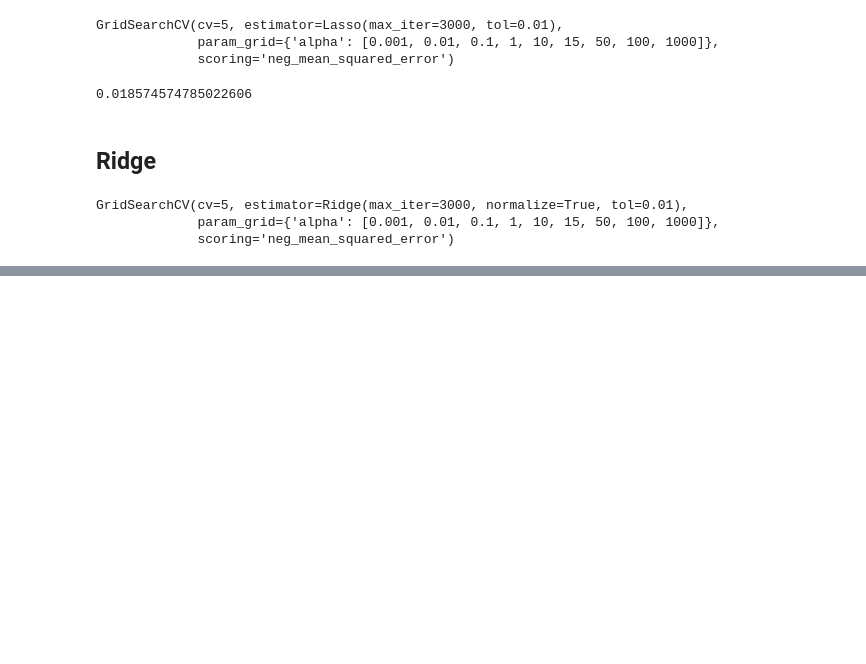
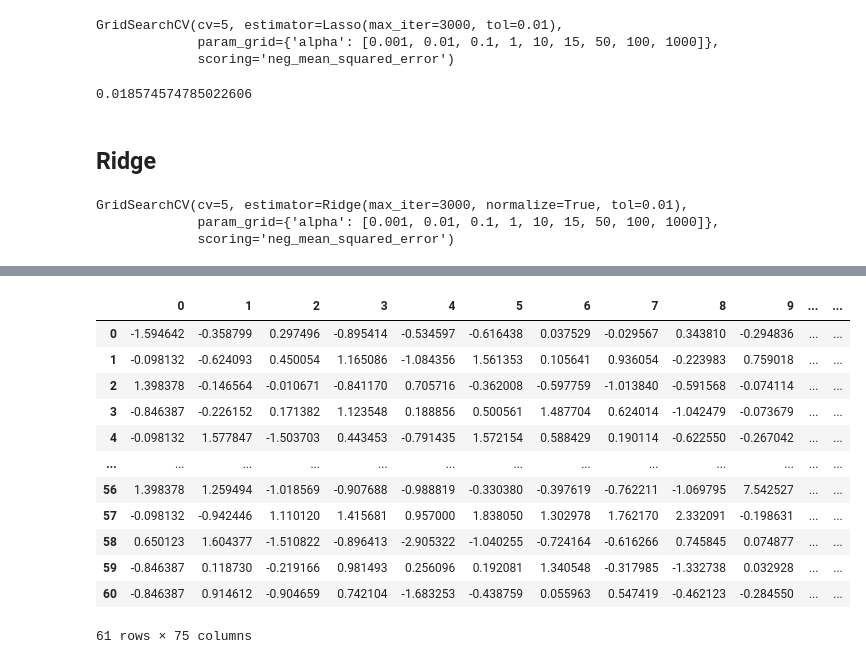
Before and after one commit to HieuVuong001/DataChallenge1, a Jupyter notebook: DataChallenge.ipynb, the cells around one changed output, grey strips where cells are left out. Saved outputs shown, nothing was run; the diff lists cells and outputs as text; code cells hidden in the pictures; blank space fills up the shorter version.

```diff
--- a/DataChallenge.ipynb
+++ b/DataChallenge.ipynb
@@ -392,0 +432,6 @@ SyntaxError: EOL while scanning string literal (1082230008.py, line 1)
+# %%
+# Scale on test features
+scaler = StandardScaler()
+scaler.fit(test_features)
+scaled_test_features = scaler.transform(test_features)
+scaled_test_features
@@ -392,0 +473,17 @@ SyntaxError: EOL while scanning string literal (1082230008.py, line 1)
+# %%
+sample_df = pd.DataFrame(scaled_test_features)
+sample_df
+# %% [output]
+|  | 0 | 1 | 2 | 3 | 4 | 5 | 6 | 7 | 8 | 9 | ... | ... |
+| 0 | -1.594642 | -0.358799 | 0.297496 | -0.895414 | -0.534597 | -0.616438 | 0.037529 | -0.029567 | 0.343810 | -0.294836 | ... | ... |
+| 1 | -0.098132 | -0.624093 | 0.450054 | 1.165086 | -1.084356 | 1.561353 | 0.105641 | 0.936054 | -0.223983 | 0.759018 | ... | ... |
+| 2 | 1.398378 | -0.146564 | -0.010671 | -0.841170 | 0.705716 | -0.362008 | -0.597759 | -1.013840 | -0.591568 | -0.074114 | ... | ... |
+| 3 | -0.846387 | -0.226152 | 0.171382 | 1.123548 | 0.188856 | 0.500561 | 1.487704 | 0.624014 | -1.042479 | -0.073679 | ... | ... |
+| 4 | -0.098132 | 1.577847 | -1.503703 | 0.443453 | -0.791435 | 1.572154 | 0.588429 | 0.190114 | -0.622550 | -0.267042 | ... | ... |
+| ... | ... | ... | ... | ... | ... | ... | ... | ... | ... | ... | ... | ... |
+| 56 | 1.398378 | 1.259494 | -1.018569 | -0.907688 | -0.988819 | -0.330380 | -0.397619 | -0.762211 | -1.069795 | 7.542527 | ... | ... |
+| 57 | -0.098132 | -0.942446 | 1.110120 | 1.415681 | 0.957000 | 1.838050 | 1.302978 | 1.762170 | 2.332091 | -0.198631 | ... | ... |
+| 58 | 0.650123 | 1.604377 | -1.510822 | -0.896413 | -2.905322 | -1.040255 | -0.724164 | -0.616266 | 0.745845 | 0.074877 | ... | ... |
+| 59 | -0.846387 | 0.118730 | -0.219166 | 0.981493 | 0.256096 | 0.192081 | 1.340548 | -0.317985 | -1.332738 | 0.032928 | ... | ... |
+| 60 | -0.846387 | 0.914612 | -0.904659 | 0.742104 | -1.683253 | -0.438759 | 0.055963 | 0.547419 | -0.462123 | -0.284550 | ... | ... |
+61 rows × 75 columns
```
Also changed, not shown: parts of 33 cells of this notebook, 1 other file.
